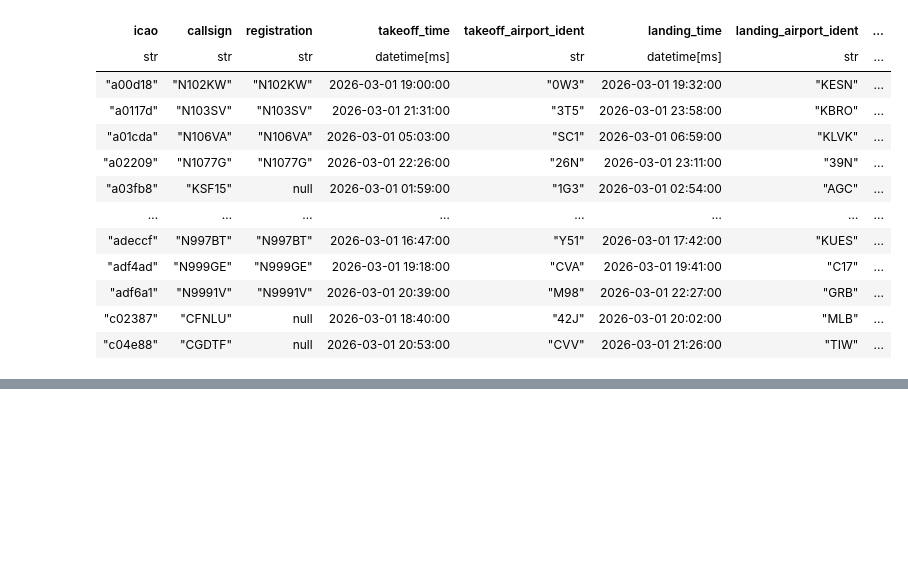
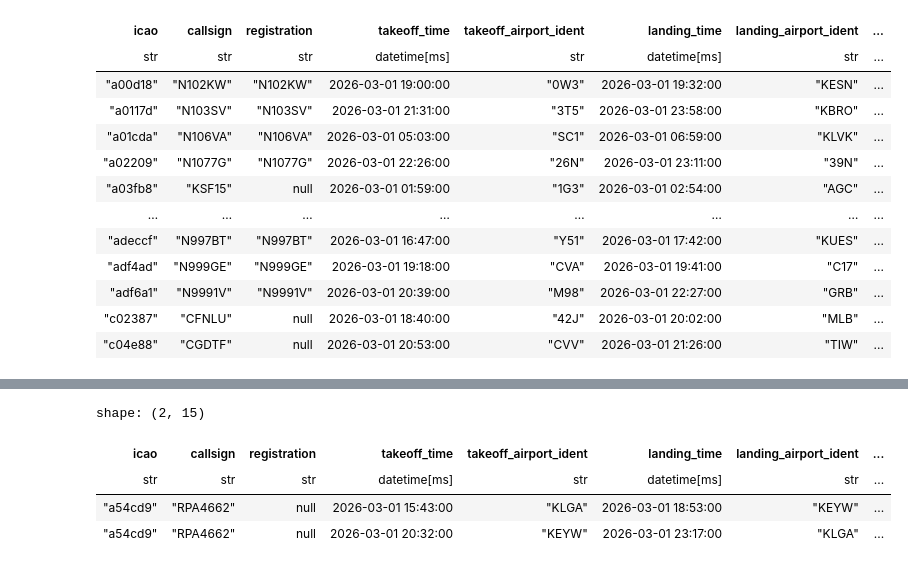
Before and after one commit to PlaneQuery/planequery-data, a Jupyter notebook: notebooks/bts/investigate_bts_airport_ident_fail.ipynb, the cells around one changed output, grey strips where cells are left out. Drawn from its saved outputs; the diff is of its cells as text; code cells hidden in the pictures; blank space fills up the shorter version.

```diff
--- a/notebooks/bts/investigate_bts_airport_ident_fail.ipynb
+++ b/notebooks/bts/investigate_bts_airport_ident_fail.ipynb
@@ -139,3 +139,11 @@ shape: (292, 15)
 | "add907" | "N9912Q" | "N9912Q" | 2026-03-01 02:34:00 | "SC3" | 2026-03-01 03:09:00 | "F70" | ... |
 | "addc1a" | "N992WW" | "N992WW" | 2026-03-01 22:16:00 | "LUCKE" | 2026-03-01 22:40:00 | "KGAI" | ... |
 | "adf6a1" | "N9991V" | "N9991V" | 2026-03-01 20:39:00 | "M98" | 2026-03-01 22:27:00 | "GRB" | ... |
+# %%
+df_flights.filter(pl.col("icao") == "a54cd9")
+# %% [output]
+shape: (2, 15)
+| icao | callsign | registration | takeoff_time | takeoff_airport_ident | landing_time | landing_airport_ident | ... |
+| str | str | str | datetime[ms] | str | datetime[ms] | str | ... |
+| "a54cd9" | "RPA4662" | null | 2026-03-01 15:43:00 | "KLGA" | 2026-03-01 18:53:00 | "KEYW" | ... |
+| "a54cd9" | "RPA4662" | null | 2026-03-01 20:32:00 | "KEYW" | 2026-03-01 23:17:00 | "KLGA" | ... |
```
Also changed, not shown: parts of 2 cells of this notebook.
